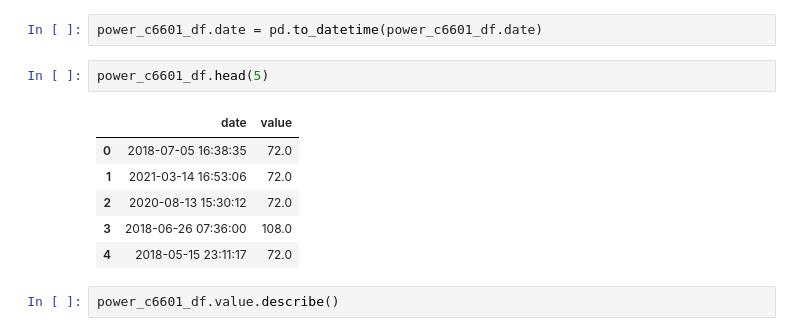
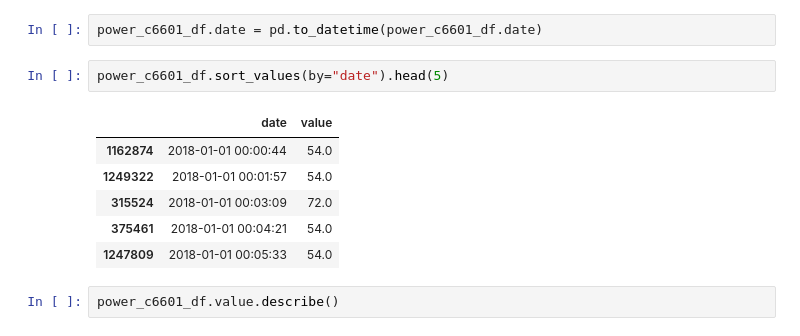
Before and after one commit to lmc00/TS-Forecasting, a Jupyter notebook: src/eDA_and_ETL.ipynb, the cells around one changed output. Cells and saved outputs as stored; diff of their text form.

```diff
--- a/src/eDA_and_ETL.ipynb
+++ b/src/eDA_and_ETL.ipynb
@@ -152,14 +216,14 @@ power_c6601_df = pd.DataFrame([[time, power_c6601_dict[time]] for time in power_
 # %%
 power_c6601_df.date = pd.to_datetime(power_c6601_df.date)
 # %%
-power_c6601_df.head(5)
+power_c6601_df.sort_values(by="date").head(5)
 # %% [output]
 |  | date | value |
-| 0 | 2018-07-05 16:38:35 | 72.0 |
-| 1 | 2021-03-14 16:53:06 | 72.0 |
-| 2 | 2020-08-13 15:30:12 | 72.0 |
-| 3 | 2018-06-26 07:36:00 | 108.0 |
-| 4 | 2018-05-15 23:11:17 | 72.0 |
+| 1162874 | 2018-01-01 00:00:44 | 54.0 |
+| 1249322 | 2018-01-01 00:01:57 | 54.0 |
+| 315524 | 2018-01-01 00:03:09 | 72.0 |
+| 375461 | 2018-01-01 00:04:21 | 54.0 |
+| 1247809 | 2018-01-01 00:05:33 | 54.0 |
 # %%
 power_c6601_df.value.describe()
 # %% [output]
```
Also changed, not shown: parts of 25 cells of this notebook, 2 other files.
